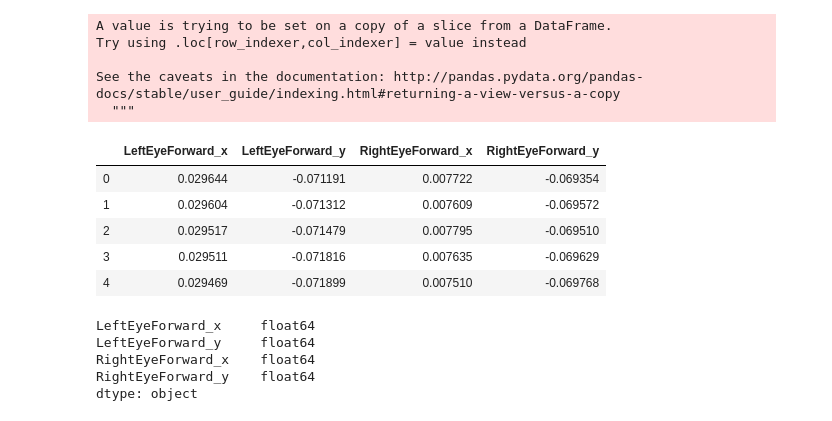
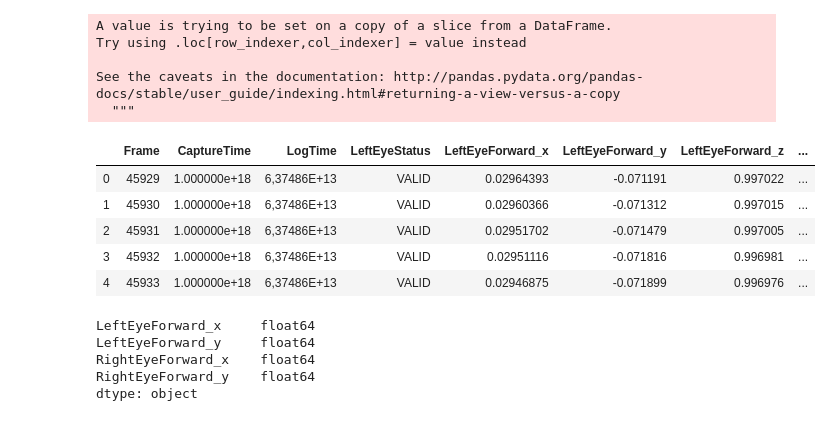
Before and after one commit to ischoning/eyeMovements, a Jupyter notebook: Live_Analysis.ipynb, the cells around one changed output. Drawn from its saved outputs; the diff is of its cells as text; code cells hidden in the pictures.

```diff
--- a/Live_Analysis.ipynb
+++ b/Live_Analysis.ipynb
@@ -16,23 +16,24 @@ file_mateusz = 'varjo_gaze_output_2021-02-05_mateusz.csv' # sep=,
 # %%
 # read in file
 data = pd.read_csv(file, sep = ';', engine='python', decimal=',')
-df = data[['LeftEyeForward_x', 'LeftEyeForward_y', 'RightEyeForward_x', 'RightEyeForward_y']]
+df = data[['LogTime', 'LeftEyeForward_x', 'LeftEyeForward_y', 'RightEyeForward_x', 'RightEyeForward_y']]
 for col in df:
     df[col] = pd.to_numeric(df[col], errors='coerce')
 df.replace(np.nan, 0, regex=True)
 df.head()
+data.head()
 # %% [output]
 A value is trying to be set on a copy of a slice from a DataFrame.
 Try using .loc[row_indexer,col_indexer] = value instead
 
 See the caveats in the documentation: http://pandas.pydata.org/pandas-docs/stable/user_guide/indexing.html#returning-a-view-versus-a-copy
   """
-|  | LeftEyeForward_x | LeftEyeForward_y | RightEyeForward_x | RightEyeForward_y |
-| 0 | 0.029644 | -0.071191 | 0.007722 | -0.069354 |
-| 1 | 0.029604 | -0.071312 | 0.007609 | -0.069572 |
-| 2 | 0.029517 | -0.071479 | 0.007795 | -0.069510 |
-| 3 | 0.029511 | -0.071816 | 0.007635 | -0.069629 |
-| 4 | 0.029469 | -0.071899 | 0.007510 | -0.069768 |
+|  | Frame | CaptureTime | LogTime | LeftEyeStatus | LeftEyeForward_x | LeftEyeForward_y | LeftEyeForward_z | ... |
+| 0 | 45929 | 1.000000e+18 | 6,37486E+13 | VALID | 0.02964393 | -0.071191 | 0.997022 | ... |
+| 1 | 45930 | 1.000000e+18 | 6,37486E+13 | VALID | 0.02960366 | -0.071312 | 0.997015 | ... |
+| 2 | 45931 | 1.000000e+18 | 6,37486E+13 | VALID | 0.02951702 | -0.071479 | 0.997005 | ... |
+| 3 | 45932 | 1.000000e+18 | 6,37486E+13 | VALID | 0.02951116 | -0.071816 | 0.996981 | ... |
+| 4 | 45933 | 1.000000e+18 | 6,37486E+13 | VALID | 0.02946875 | -0.071899 | 0.996976 | ... |
 # %%
 # print column headers and types
 print(df.dtypes)
```
Also changed, not shown: 5 other files.
